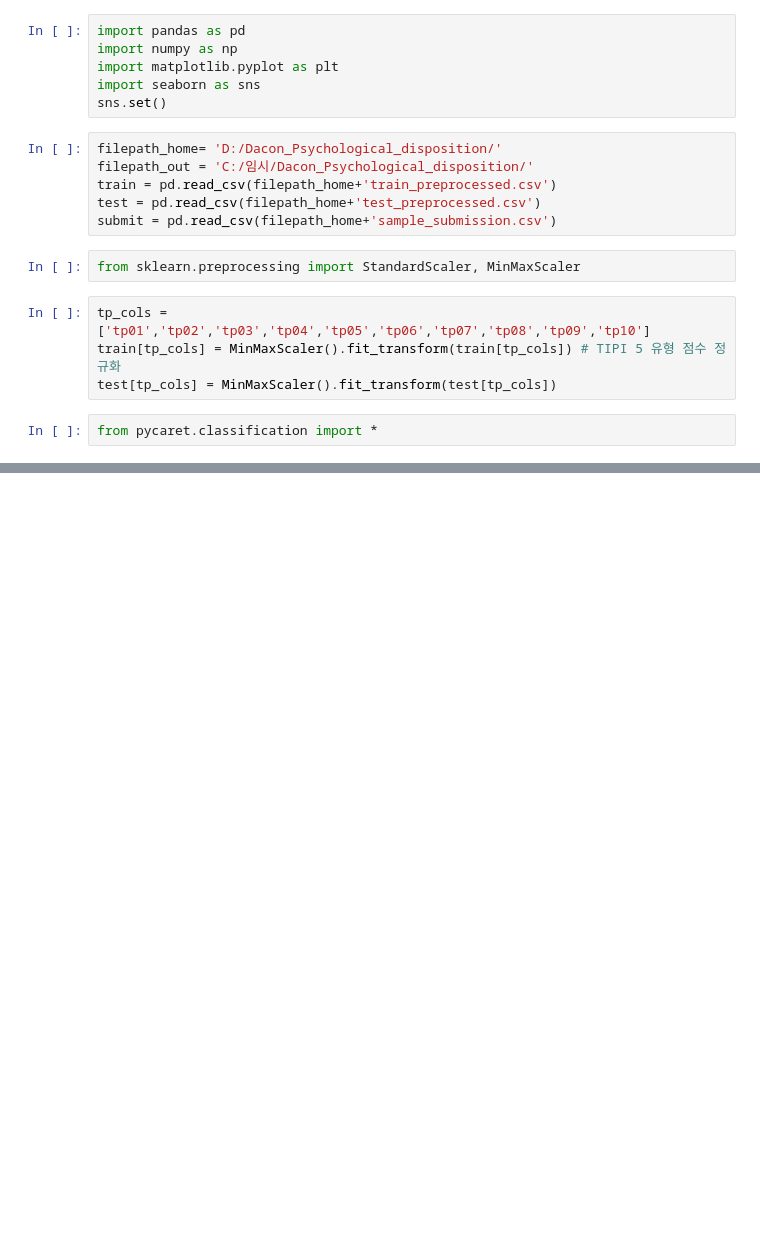
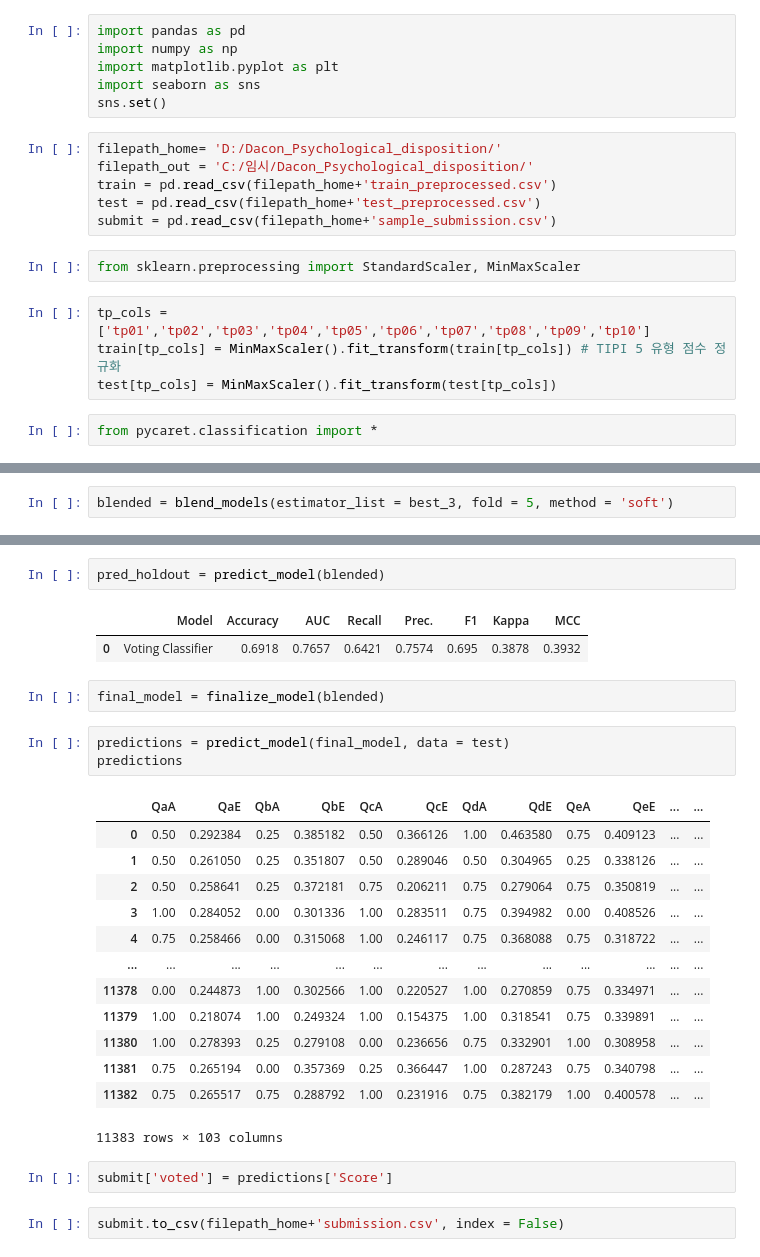
Before and after one commit to ineed-coffee/vote_prediction_from_Machiavellism_test, a Jupyter notebook: Modeling/Auto_ML.ipynb, the cells around one changed output, grey strips where cells are left out. Saved outputs shown, nothing was run; the diff lists cells and outputs as text; blank space fills up the shorter version.

```diff
--- a/Modeling/Auto_ML.ipynb
+++ b/Modeling/Auto_ML.ipynb
@@ -43,0 +61,2 @@ best_3 = compare_models(sort = 'AUC', n_select = 3)
+# %%
+blended = blend_models(estimator_list = best_3, fold = 5, method = 'soft')
@@ -43,0 +72,28 @@ best_3 = compare_models(sort = 'AUC', n_select = 3)
+# %%
+pred_holdout = predict_model(blended)
+# %% [output]
+|  | Model | Accuracy | AUC | Recall | Prec. | F1 | Kappa | MCC |
+| 0 | Voting Classifier | 0.6918 | 0.7657 | 0.6421 | 0.7574 | 0.695 | 0.3878 | 0.3932 |
+# %%
+final_model = finalize_model(blended)
+# %%
+predictions = predict_model(final_model, data = test)
+predictions
+# %% [output]
+|  | QaA | QaE | QbA | QbE | QcA | QcE | QdA | QdE | QeA | QeE | ... | ... |
+| 0 | 0.50 | 0.292384 | 0.25 | 0.385182 | 0.50 | 0.366126 | 1.00 | 0.463580 | 0.75 | 0.409123 | ... | ... |
+| 1 | 0.50 | 0.261050 | 0.25 | 0.351807 | 0.50 | 0.289046 | 0.50 | 0.304965 | 0.25 | 0.338126 | ... | ... |
+| 2 | 0.50 | 0.258641 | 0.25 | 0.372181 | 0.75 | 0.206211 | 0.75 | 0.279064 | 0.75 | 0.350819 | ... | ... |
+| 3 | 1.00 | 0.284052 | 0.00 | 0.301336 | 1.00 | 0.283511 | 0.75 | 0.394982 | 0.00 | 0.408526 | ... | ... |
+| 4 | 0.75 | 0.258466 | 0.00 | 0.315068 | 1.00 | 0.246117 | 0.75 | 0.368088 | 0.75 | 0.318722 | ... | ... |
+| ... | ... | ... | ... | ... | ... | ... | ... | ... | ... | ... | ... | ... |
+| 11378 | 0.00 | 0.244873 | 1.00 | 0.302566 | 1.00 | 0.220527 | 1.00 | 0.270859 | 0.75 | 0.334971 | ... | ... |
+| 11379 | 1.00 | 0.218074 | 1.00 | 0.249324 | 1.00 | 0.154375 | 1.00 | 0.318541 | 0.75 | 0.339891 | ... | ... |
+| 11380 | 1.00 | 0.278393 | 0.25 | 0.279108 | 0.00 | 0.236656 | 0.75 | 0.332901 | 1.00 | 0.308958 | ... | ... |
+| 11381 | 0.75 | 0.265194 | 0.00 | 0.357369 | 0.25 | 0.366447 | 1.00 | 0.287243 | 0.75 | 0.340798 | ... | ... |
+| 11382 | 0.75 | 0.265517 | 0.75 | 0.288792 | 1.00 | 0.231916 | 0.75 | 0.382179 | 1.00 | 0.400578 | ... | ... |
+11383 rows × 103 columns
+# %%
+submit['voted'] = predictions['Score']
+# %%
+submit.to_csv(filepath_home+'submission.csv', index = False)
```
Also changed, not shown: parts of 3 cells of this notebook.
